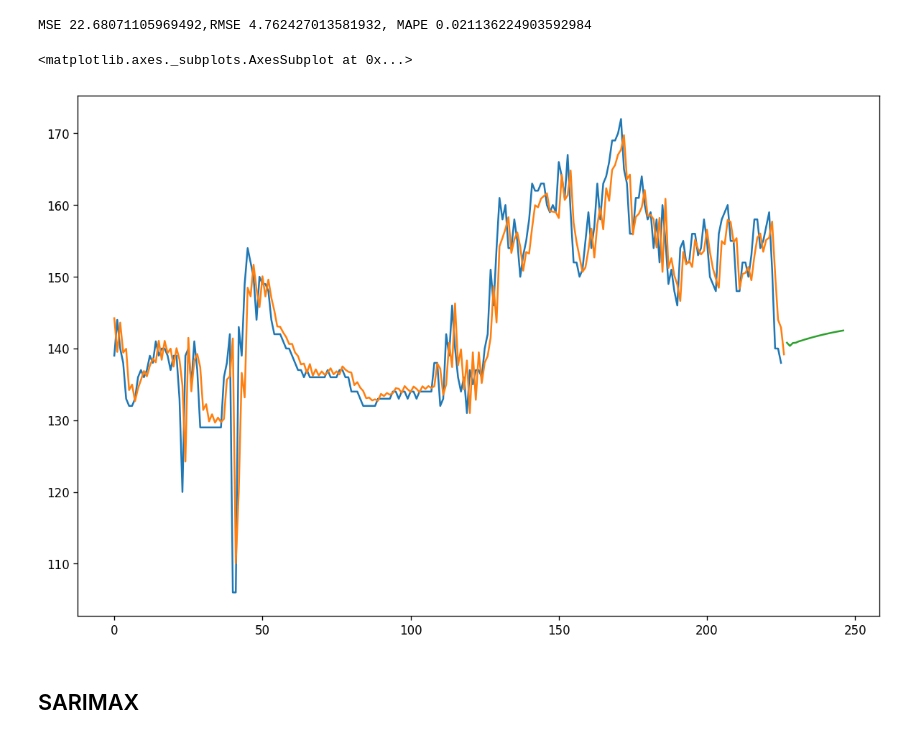
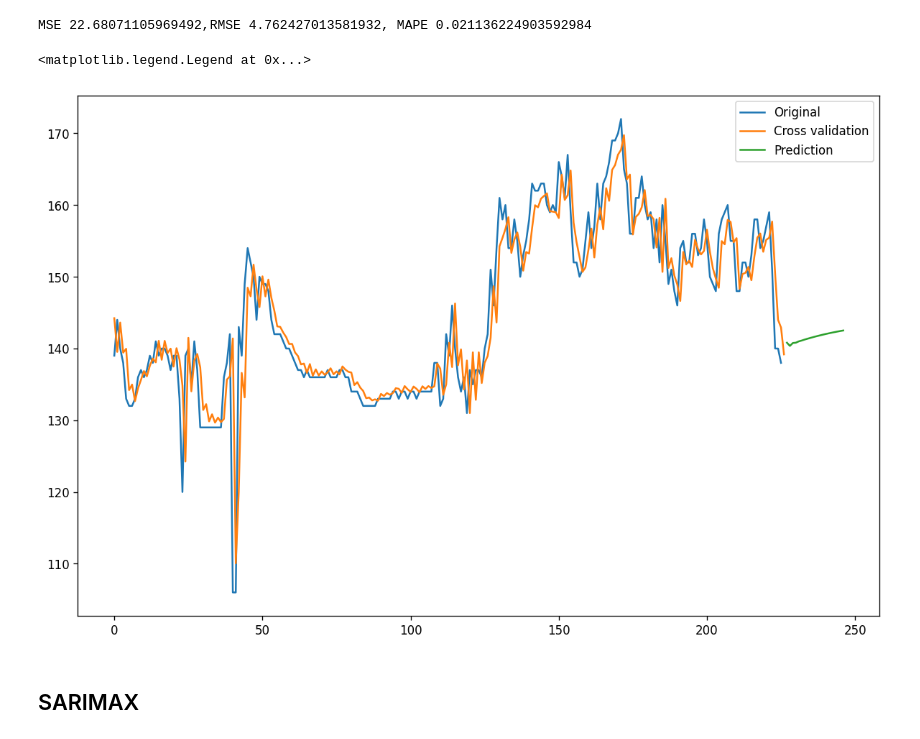
Before and after one commit to harishahamed26/PredictionOfHeartRate, a Jupyter notebook: HeartRatePrediction.ipynb, the cells around one changed output. Cells and saved outputs as stored; diff of their text form; code cells hidden in the pictures.

```diff
--- a/HeartRatePrediction.ipynb
+++ b/HeartRatePrediction.ipynb
@@ -311,12 +311,13 @@ print(f'MSE {MSE},RMSE {RMSE}, MAPE {MAPE}')
 # %% [output]
 MSE 22.68071105969492,RMSE 4.762427013581932, MAPE 0.021136224903592984
 # %%
-df_HeartRate['Lifetouch Heart Rate'].plot(figsize=(12,8))
-Forecast.plot()
-Predict_20M.plot()
+df_HeartRate['Lifetouch Heart Rate'].plot(figsize=(12,8), label = 'Original')
+Forecast.plot( label = 'Cross validation')
+Predict_20M.plot(label = 'Prediction')
+plt.legend()
 # %% [output]
-<matplotlib.axes._subplots.AxesSubplot at 0x...>
+<matplotlib.legend.Legend at 0x...>
-[figure, old version]
+[figure, new version]
 # %% [markdown]
 ## SARIMAX
 # %%
```
Also changed, not shown: parts of 6 cells of this notebook.
